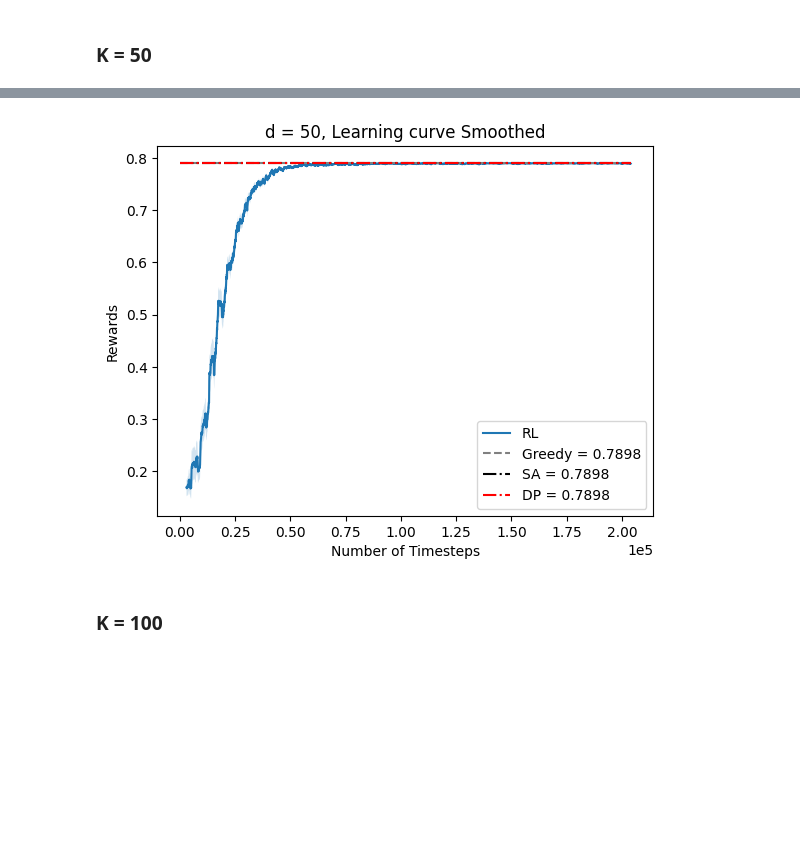
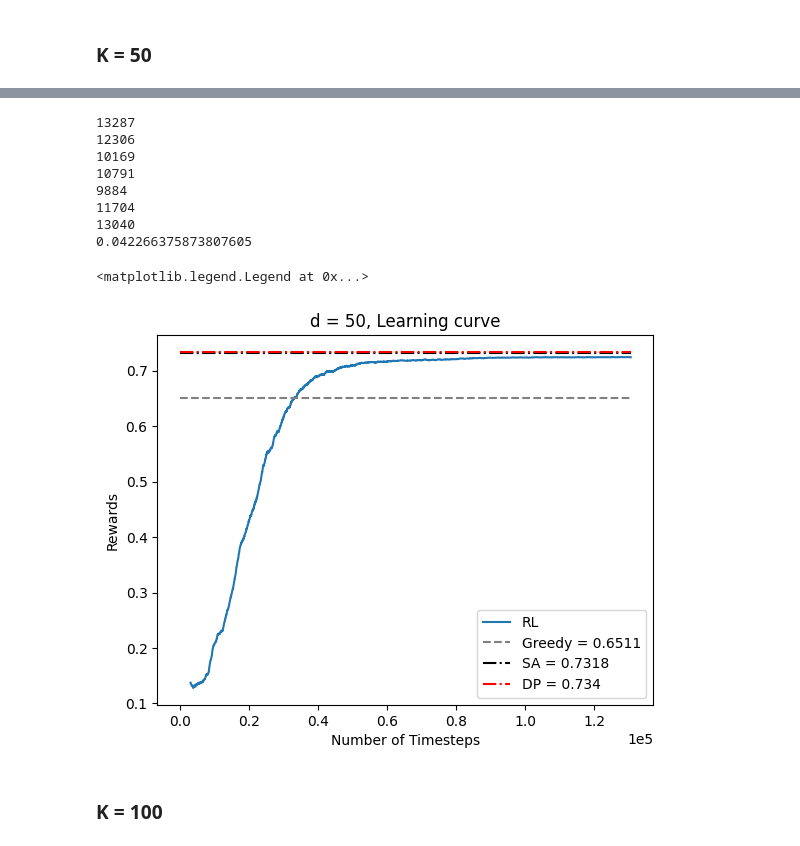
Before and after one commit to Farid-Najar/TransportersDilemma, a Jupyter notebook: results.ipynb, the cells around one changed output, grey strips where cells are left out. Saved outputs shown, nothing was run; the diff lists cells and outputs as text; code cells hidden in the pictures; blank space fills up the shorter version.

```diff
--- a/results.ipynb
+++ b/results.ipynb
@@ -163,7 +163,7 @@ real = "real_" if real_data else ""
 #               change_instance = False, rewards_mode='normalized_terminal', instance_id = 0)
 # EHEG(env)
 # %%
-def moving_average(values, window):
+def moving_average(values, window, n=1):
     """
     Smooth values by doing a moving average
     :param values: (numpy array)
@@ -172,17 +172,18 @@ def moving_average(values, window):
     """
     import pandas as pd
     rolled = pd.Series(values).rolling(window)
-    std = np.array(rolled.std())/np.sqrt(window)
+    std = np.array(rolled.std())/np.sqrt(n)
     mean = np.array(rolled.mean())
     # weights = np.repeat(1.0, window) / window
     return mean, std#np.convolve(values, weights, "valid"), std
 
 
 def plot_results(log_folder,
-                 title="Learning Curve",
+                 title="Smoothed learning Curve",
                  label = None,
                  window = 75,
                  ylim = None,
+                 cap = 9_500,
                  n = 0,
                  ):
     """
@@ -193,28 +194,40 @@ def plot_results(log_folder,
     """
     if n:
         ys = []
+        xs = []
         for i in range(n):
             x, y = ts2xy(load_results(log_folder[:-1]+str(i)), "timesteps")
-            ys.append(y[:10_000])
+            # cap = min(len(y), len(ys[-1]))
+            ys.append(y[:cap])
+            xs.append(x[:cap])
             print(len(y))
+
         y = np.mean(ys, axis=0)
+        x = np.mean(xs, axis=0, dtype=int)
+
     else:
         x, y = ts2xy(load_results(log_folder), "timesteps")
-    y, std = moving_average(y, window=window)
+    y, std = moving_average(y, window=window, n=n if n else 1)
     # Truncate x
     x = x[len(x) - len(y) :]
+    if n:
+        x = x[:9_500]
+        x = x[~np.isnan(y)]
+        y = y[~np.isnan(y)]
+        std = np.std(y, axis=0)/np.sqrt(n)
+        print(std)
 
     fig = plt.figure(title)
     if label is None:
         label = 'mean rewards $\pm 2\sigma$'
     plt.plot(x, y, label=label)
-    plt.fill_between(x, y - 2*std, y + 2*std, alpha=0.2)
+    # plt.fill_between(x, y - 2*std, y + 2*std, alpha=0.2)
     plt.xlabel("Number of Timesteps")
     plt.ylabel("Rewards")
     plt.gca().ticklabel_format(axis='x', style='sci', scilimits=(0, 0))
     if ylim is not None:
         plt.ylim(ylim)
-    plt.title(title + " Smoothed")
+    plt.title(title)
     # plt.legend()
     # plt.legend(bbox_to_anchor=(1.05, 1.0), loc='upper left')
     return x
@@ -448,24 +470,37 @@ o, r_opt, d, _, info = env.step(a)
 # %%
 K = 50
 tit = f'd = {K}, Learning curve'
 # _ = plot_results(f'ppo_mask/rewardMode(normalized_terminal)_obsMode(cost_matrix)_steps(100000)_instanceID{idx}/', label='cost matrix (cnn)')#, show_hlines=True)
 # _ = plot_results(f'ppo_mask/K{K}_rewardMode(normalized_terminal)_obsMode(routes)_steps(200000)_instanceID{idx}/', label='routes', title = tit)#, show_hlines=True)
 # _ = plot_results(f'ppo_mask/K{K}_rewardMode(normalized_terminal)_obsMode(action)_steps(200000)_instanceID{idx}/', label='action')#, show_hlines=True)
 # _ = plot_results(f'ppo_mask/K{K}_rewardMode(normalized_terminal)_obsMode(elimination_gain)_steps(200000)_instanceID{idx}/', label='elimination gain', title = tit)#, show_hlines=True)
 # _ = plot_results(f'ppo_mask/K{K}_rewardMode(normalized_terminal)_obsMode(assignment)_steps(200000)_instanceID{idx}/', label='assignment', title = tit)#, show_hlines=True)
 # x = plot_results(f'ppo_mask/K{K}_rewardMode(normalized_terminal)_obsMode(multi)_steps(200001)_instanceID{5}/', label='multiM', title = tit, n=0)#, show_hlines=True)
-x = plot_results(f'RL/ppo_mask/{real}K{K}_rewardMode(normalized_terminal)_obsMode(multi)_steps(200000)_instanceID{idx}/', label='RL', title = tit)#, show_hlines=True)
 
+# for idx in range(7):
+#     x = plot_results(f'RL/ppo_mask/{real}K{K}_rewardMode(normalized_terminal)_obsMode(multi)_steps(150000)_instanceID{idx}', label=f'RL{idx}', title = tit)#, show_hlines=True)
+# real_K50_rewardMode(heuristic)_obsMode(multi)_steps(150000)_instanceID1
+
+x = plot_results(f'RL/ppo_mask/{real}K{K}_rewardMode(normalized_terminal)_obsMode(multi)_steps(150000)_instanceID{idx}', label=f'RL', title = tit, n=7)#, show_hlines=True)
 # plt.hlines(r_A, 0, x[-1], linestyles = '-.', label=f'A* = {round(r_A, 4)}', colors='gray')
-plt.hlines(r_GTS, 0, x[-1], linestyles = '--', label=f'Greedy = {round(r_GTS, 4)}', colors='gray')
-plt.hlines(r_SA, 0, x[-1], linestyles = '-.', label=f'SA = {round(r_SA, 4)}', colors='black')
-plt.hlines(r_opt, 0, x[-1], linestyles = '-.', label=f'DP = {round(r_opt, 4)}', colors='red')
+plt.hlines(np.mean(rs_GTS), 0, x[-1], linestyles = '--', label=f'Greedy = {round(np.mean(rs_GTS), 4)}', colors='gray')
+plt.hlines(np.mean(rs_SA), 0, x[-1], linestyles = '-.', label=f'SA = {round(np.mean(rs_SA), 4)}', colors='black')
+plt.hlines(np.mean(rs_DP), 0, x[-1], linestyles = '-.', label=f'DP = {round(np.mean(rs_DP), 4)}', colors='red')
 # plt.hlines(r_EG, 0, x[-1], linestyles = '-.', label=f'EHEG = {round(r_EG, 4)}', colors='orange')
 
 plt.legend(loc='lower right')
-plt.savefig(f'{real}K50')
+# plt.savefig(f'{real}K50')
 # %% [output]
+13287
+12306
+10169
+10791
+9884
+11704
+13040
+0.042266375873807605
+<matplotlib.legend.Legend at 0x...>
-[figure, old version]
+[figure, new version]
 # %% [markdown]
 ### K = 100
 # %%
```
Also changed, not shown: parts of 9 cells of this notebook, 5 other files.
